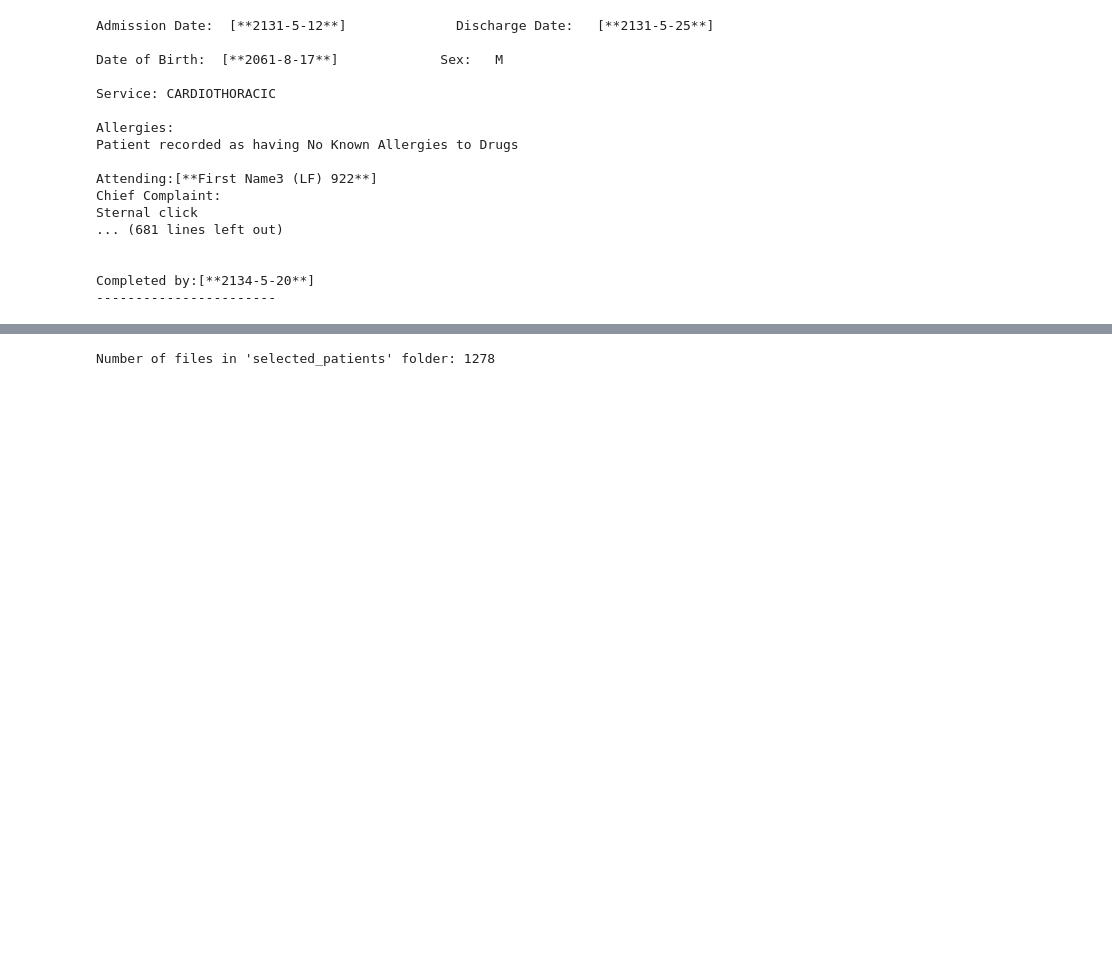
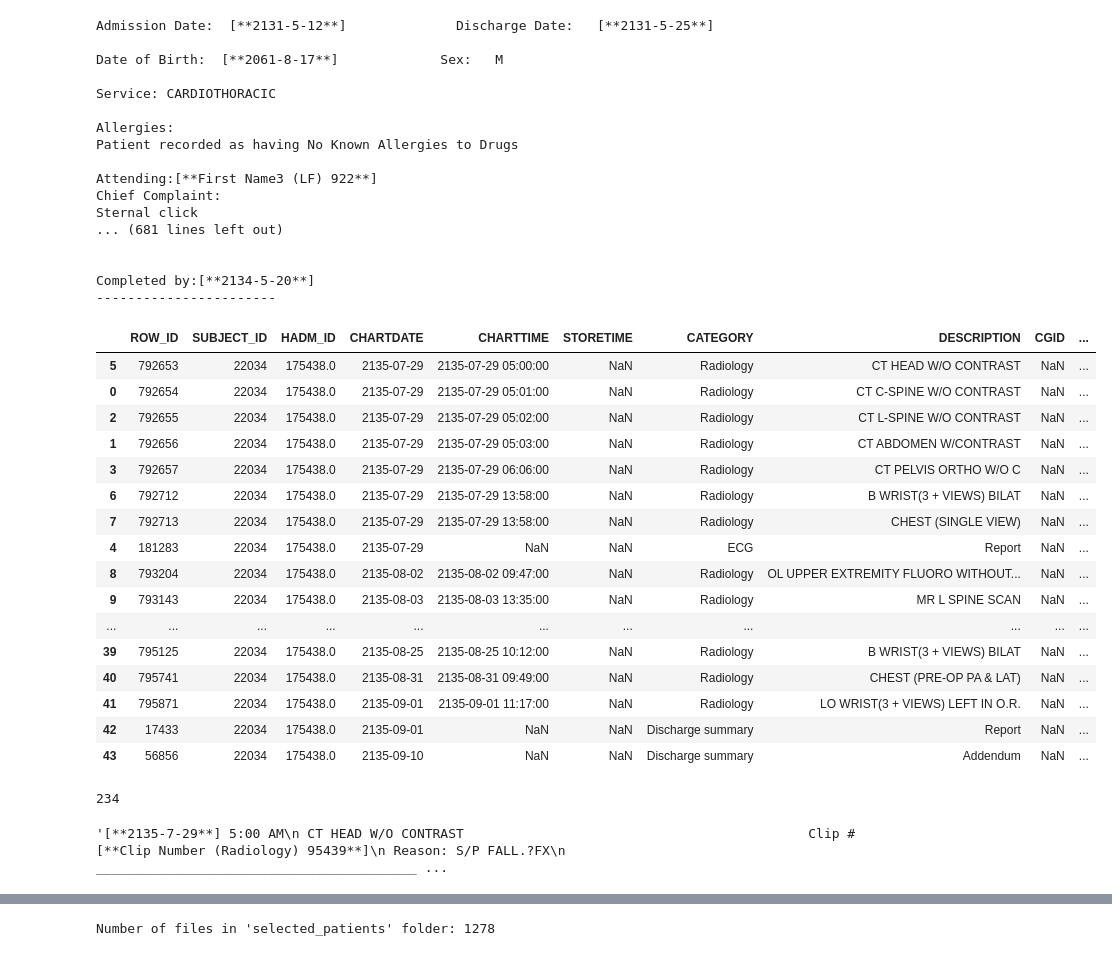
Before and after one commit to RitvikKapila/BioMedNLP_Project, a Jupyter notebook: data_analysis_filtering_model_trials/data_preproc_new.ipynb, the cells around one changed output, grey strips where cells are left out. Cells and saved outputs as stored; diff of their text form; code cells hidden in the pictures; blank space fills up the shorter version.

```diff
--- a/data_analysis_and_filtering/data_preproc_initial.ipynb
+++ b/data_analysis_filtering_model_trials/data_preproc_new.ipynb
@@ -403,3 +387,48 @@ for unique_id, group_df in grouped:
     file_name = f'{unique_id}.csv'
     file_path = os.path.join(folder_name, file_name)
     sorted_df.to_csv(file_path, index=False)
+# %%
+import os
+import glob
+import pandas as pd
+
+directory_path = 'selected_patients/'
+csv_files = glob.glob(os.path.join(directory_path, '*.csv'))
+
+dfs = []  # List to store DataFrames
+
+for csv_file in csv_files:
+    df = pd.read_csv(csv_file)
+    df = df.sort_values(['CHARTDATE','CHARTTIME'])
+    dfs.append(df)
+# %%
+dfs[0]
+# %% [output]
+|  | ROW_ID | SUBJECT_ID | HADM_ID | CHARTDATE | CHARTTIME | STORETIME | CATEGORY | DESCRIPTION | CGID | ... |
+| 5 | 792653 | 22034 | 175438.0 | 2135-07-29 | 2135-07-29 05:00:00 | NaN | Radiology | CT HEAD W/O CONTRAST | NaN | ... |
+| 0 | 792654 | 22034 | 175438.0 | 2135-07-29 | 2135-07-29 05:01:00 | NaN | Radiology | CT C-SPINE W/O CONTRAST | NaN | ... |
+| 2 | 792655 | 22034 | 175438.0 | 2135-07-29 | 2135-07-29 05:02:00 | NaN | Radiology | CT L-SPINE W/O CONTRAST | NaN | ... |
+| 1 | 792656 | 22034 | 175438.0 | 2135-07-29 | 2135-07-29 05:03:00 | NaN | Radiology | CT ABDOMEN W/CONTRAST | NaN | ... |
+| 3 | 792657 | 22034 | 175438.0 | 2135-07-29 | 2135-07-29 06:06:00 | NaN | Radiology | CT PELVIS ORTHO W/O C | NaN | ... |
+| 6 | 792712 | 22034 | 175438.0 | 2135-07-29 | 2135-07-29 13:58:00 | NaN | Radiology | B WRIST(3 + VIEWS) BILAT | NaN | ... |
+| 7 | 792713 | 22034 | 175438.0 | 2135-07-29 | 2135-07-29 13:58:00 | NaN | Radiology | CHEST (SINGLE VIEW) | NaN | ... |
+| 4 | 181283 | 22034 | 175438.0 | 2135-07-29 | NaN | NaN | ECG | Report | NaN | ... |
+| 8 | 793204 | 22034 | 175438.0 | 2135-08-02 | 2135-08-02 09:47:00 | NaN | Radiology | OL UPPER EXTREMITY FLUORO WITHOUT... | NaN | ... |
+| 9 | 793143 | 22034 | 175438.0 | 2135-08-03 | 2135-08-03 13:35:00 | NaN | Radiology | MR L SPINE SCAN | NaN | ... |
+| ... | ... | ... | ... | ... | ... | ... | ... | ... | ... | ... |
+| 39 | 795125 | 22034 | 175438.0 | 2135-08-25 | 2135-08-25 10:12:00 | NaN | Radiology | B WRIST(3 + VIEWS) BILAT | NaN | ... |
+| 40 | 795741 | 22034 | 175438.0 | 2135-08-31 | 2135-08-31 09:49:00 | NaN | Radiology | CHEST (PRE-OP PA & LAT) | NaN | ... |
+| 41 | 795871 | 22034 | 175438.0 | 2135-09-01 | 2135-09-01 11:17:00 | NaN | Radiology | LO WRIST(3 + VIEWS) LEFT IN O.R. | NaN | ... |
+| 42 | 17433 | 22034 | 175438.0 | 2135-09-01 | NaN | NaN | Discharge summary | Report | NaN | ... |
+| 43 | 56856 | 22034 | 175438.0 | 2135-09-10 | NaN | NaN | Discharge summary | Addendum | NaN | ... |
+# %%
+count = 0
+for df in dfs:
+    if(len(df[df["CATEGORY"] == "Physician "])):
+print(count)
+# %% [output]
+234
+# %%
+texts["TEXT"][5]
+# %% [output]
+'[**2135-7-29**] 5:00 AM\n CT HEAD W/O CONTRAST                                            Clip # [**Clip Number (Radiology) 95439**]\n Reason: S/P FALL.?FX\n _________________________________________ ...
```
Also changed, not shown: parts of 38 cells of this notebook, 4 other files.
